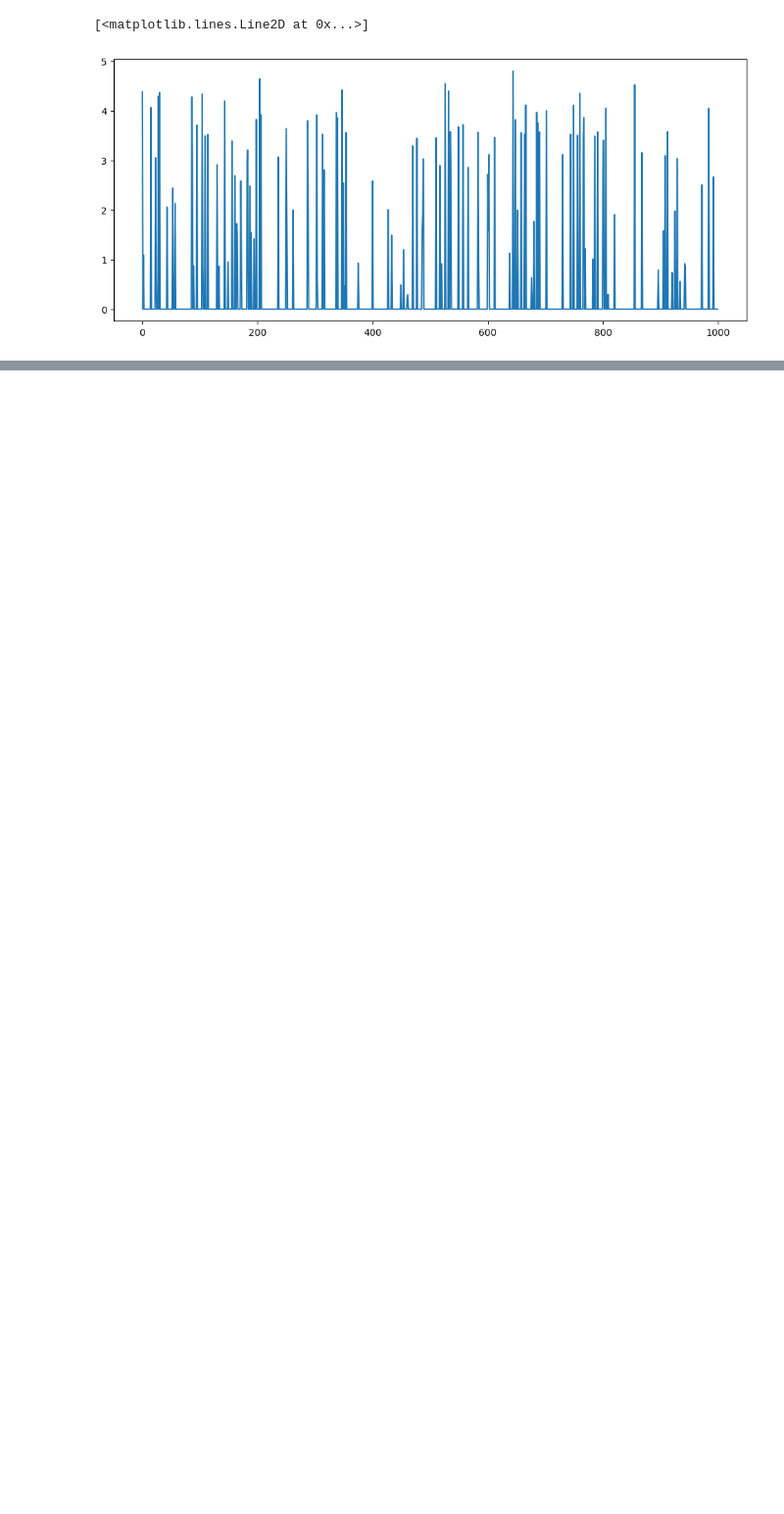
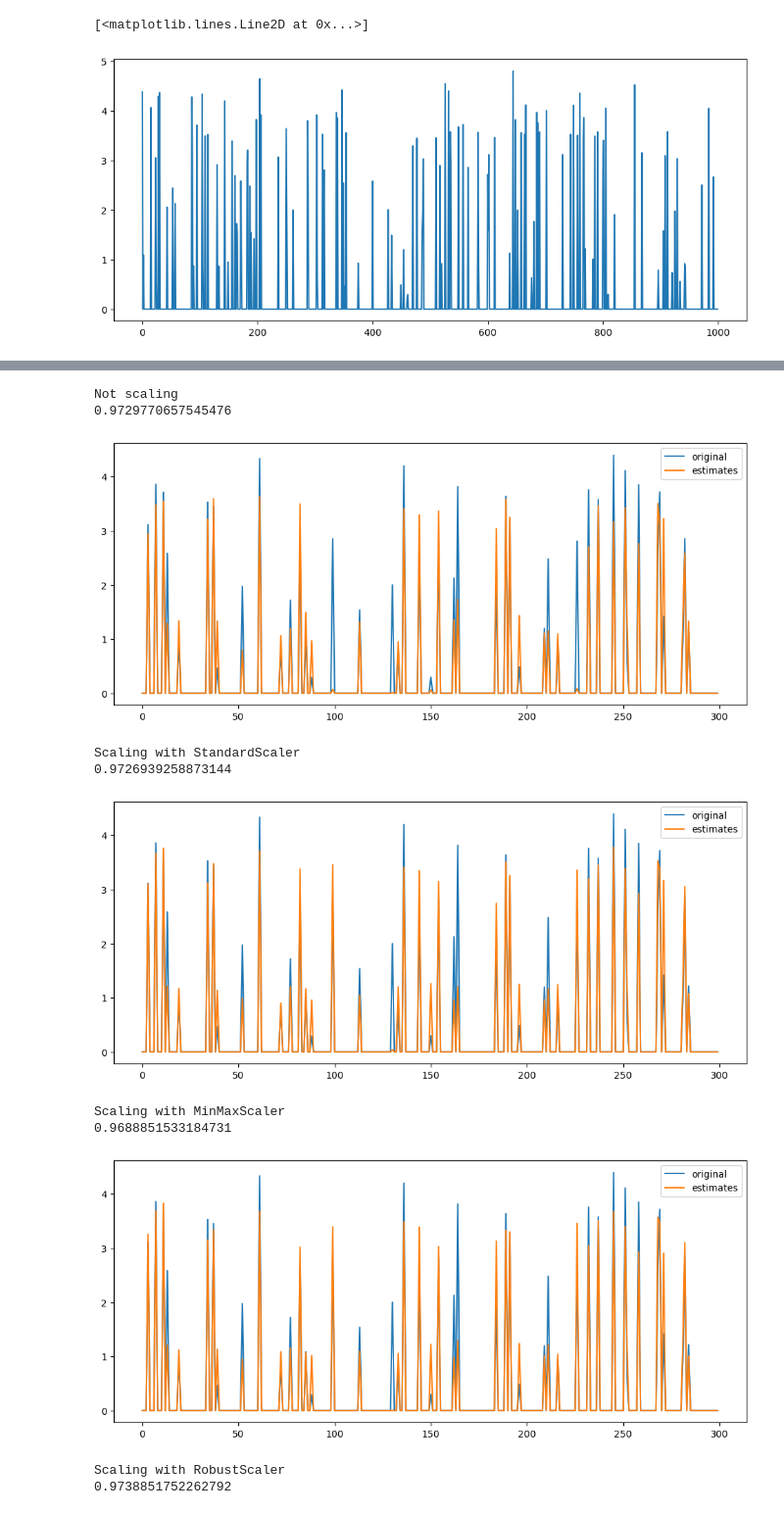
Before and after one commit to addb-swstarlab/Spark-tuning, a Jupyter notebook: Untitled.ipynb, the cells around one changed output, grey strips where cells are left out. Shown: that part at 98% size. Cells and saved outputs as stored; diff of their text form; code cells hidden in the pictures; blank space fills up the shorter version.

```diff
--- a/Untitled.ipynb
+++ b/Untitled.ipynb
@@ -90,0 +85,3 @@ regr.predict(x_test)[:10], y_test[:10]
+# %%
+# scalers = [None, "StandardScaler", "Normalizer", "MinMaxScaler", "RobustScaler"]
+scalers = [None, "StandardScaler", "MinMaxScaler", "RobustScaler"]
@@ -90,0 +94,15 @@ regr.predict(x_test)[:10], y_test[:10]
+# %%
+for s in scalers:
+    fit_rfr(x_array, y_array, s)
+# %% [output]
+Not scaling
+0.9729770657545476
+[figure, added]
+Scaling with StandardScaler
+0.9726939258873144
+[figure, added]
+Scaling with MinMaxScaler
+0.9688851533184731
+[figure, added]
+Scaling with RobustScaler
+0.9738851752262792
```
Also changed, not shown: parts of 13 cells of this notebook.
